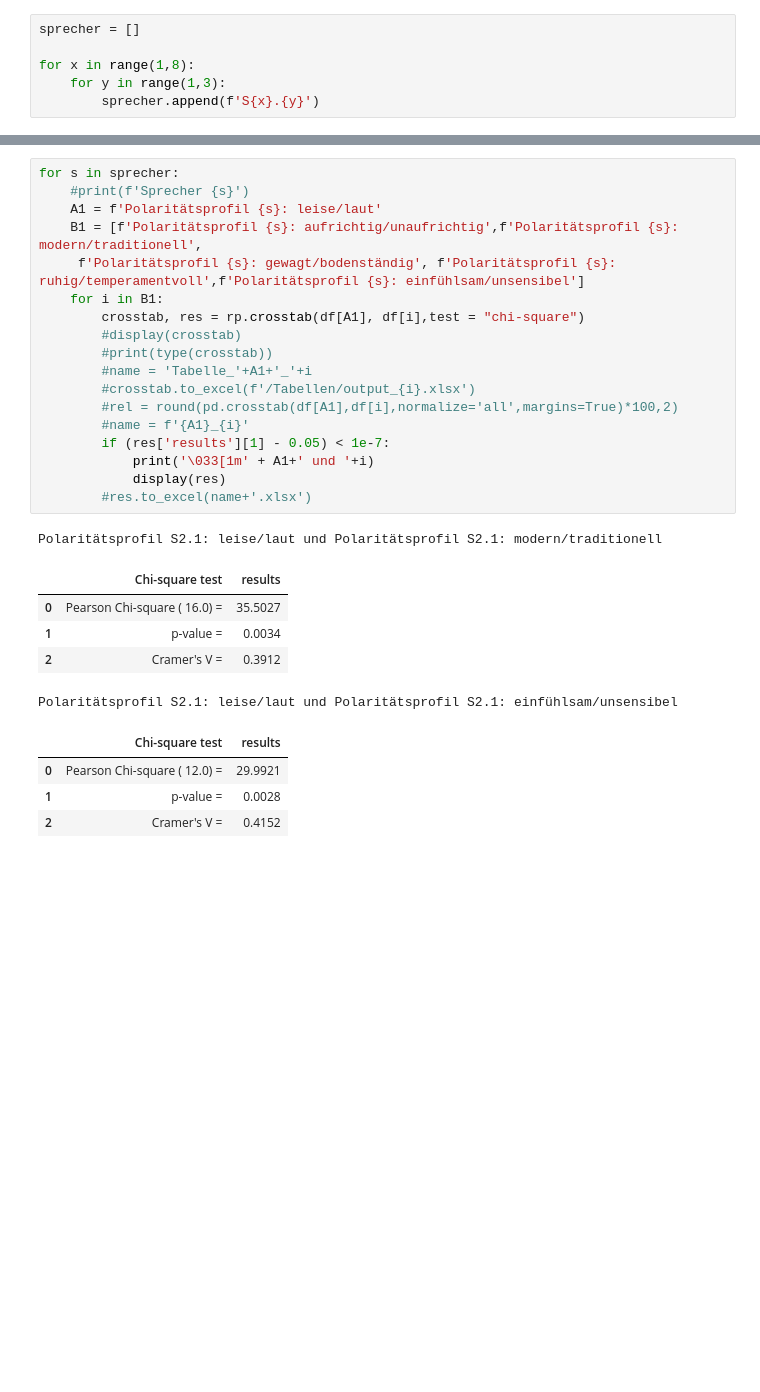
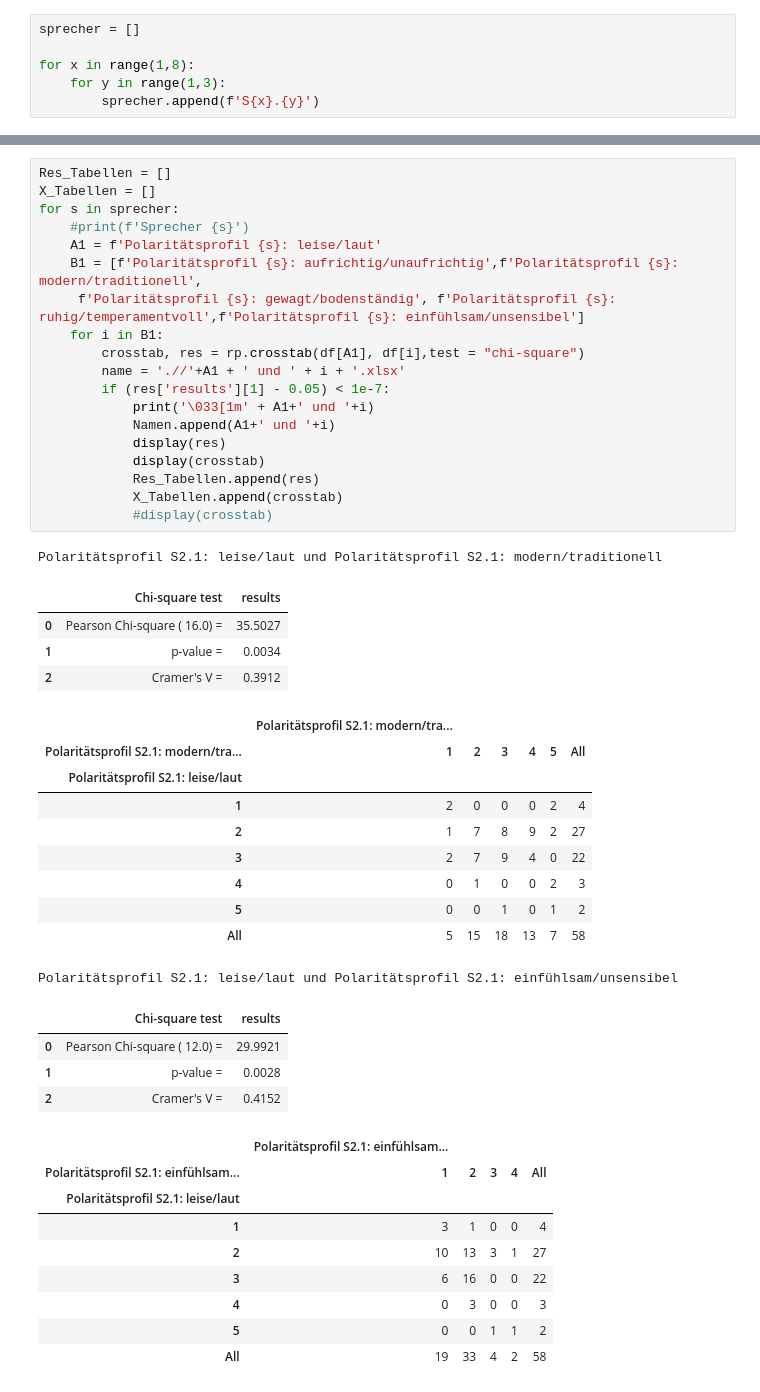
Before and after one commit to lilimatic/constanze, a Jupyter notebook: Tabellen/Freitag.ipynb, the cells around one changed output, grey strips where cells are left out. Saved outputs shown, nothing was run; the diff lists cells and outputs as text; blank space fills up the shorter version.

Commit message:
TABELLEN

```diff
--- a/Tabellen/Freitag.ipynb
+++ b/Tabellen/Freitag.ipynb
@@ -44,30 +48,49 @@ for x in range(1,8):
 # %%
+Res_Tabellen = []
+X_Tabellen = []
 for s in sprecher:
     #print(f'Sprecher {s}')
     A1 = f'Polaritätsprofil {s}: leise/laut'
     B1 = [f'Polaritätsprofil {s}: aufrichtig/unaufrichtig',f'Polaritätsprofil {s}: modern/traditionell',
      f'Polaritätsprofil {s}: gewagt/bodenständig', f'Polaritätsprofil {s}: ruhig/temperamentvoll',f'Polaritätsprofil {s}: einfühlsam/unsensibel']
     for i in B1:
         crosstab, res = rp.crosstab(df[A1], df[i],test = "chi-square")
-        #display(crosstab)
-        #print(type(crosstab))
-        #name = 'Tabelle_'+A1+'_'+i
-        #crosstab.to_excel(f'/Tabellen/output_{i}.xlsx')
-        #rel = round(pd.crosstab(df[A1],df[i],normalize='all',margins=True)*100,2)
-        #name = f'{A1}_{i}'
+        name = './/'+A1 + ' und ' + i + '.xlsx'
         if (res['results'][1] - 0.05) < 1e-7:
             print('\033[1m' + A1+' und '+i)
+            Namen.append(A1+' und '+i)
             display(res)
-        #res.to_excel(name+'.xlsx')
+            display(crosstab)
+            Res_Tabellen.append(res)
+            X_Tabellen.append(crosstab)
+            #display(crosstab)
 # %% [output]
 Polaritätsprofil S2.1: leise/laut und Polaritätsprofil S2.1: modern/traditionell
 |  | Chi-square test | results |
 | 0 | Pearson Chi-square ( 16.0) = | 35.5027 |
 | 1 | p-value = | 0.0034 |
 | 2 | Cramer's V = | 0.3912 |
+|  | Polaritätsprofil S2.1: modern/tra... |  |  |  |  |  |
+| Polaritätsprofil S2.1: modern/tra... | 1 | 2 | 3 | 4 | 5 | All |
+| Polaritätsprofil S2.1: leise/laut |  |  |  |  |  |  |
+| 1 | 2 | 0 | 0 | 0 | 2 | 4 |
+| 2 | 1 | 7 | 8 | 9 | 2 | 27 |
+| 3 | 2 | 7 | 9 | 4 | 0 | 22 |
+| 4 | 0 | 1 | 0 | 0 | 2 | 3 |
+| 5 | 0 | 0 | 1 | 0 | 1 | 2 |
+| All | 5 | 15 | 18 | 13 | 7 | 58 |
 Polaritätsprofil S2.1: leise/laut und Polaritätsprofil S2.1: einfühlsam/unsensibel
-|  | Chi-square test | results |
-| 0 | Pearson Chi-square ( 12.0) = | 29.9921 |
-| 1 | p-value = | 0.0028 |
-| 2 | Cramer's V = | 0.4152 |
+|  | Chi-square test | results |
+| 0 | Pearson Chi-square ( 12.0) = | 29.9921 |
+| 1 | p-value = | 0.0028 |
+| 2 | Cramer's V = | 0.4152 |
+|  | Polaritätsprofil S2.1: einfühlsam... |  |  |  |  |
+| Polaritätsprofil S2.1: einfühlsam... | 1 | 2 | 3 | 4 | All |
+| Polaritätsprofil S2.1: leise/laut |  |  |  |  |  |
+| 1 | 3 | 1 | 0 | 0 | 4 |
+| 2 | 10 | 13 | 3 | 1 | 27 |
+| 3 | 6 | 16 | 0 | 0 | 22 |
+| 4 | 0 | 3 | 0 | 0 | 3 |
+| 5 | 0 | 0 | 1 | 1 | 2 |
+| All | 19 | 33 | 4 | 2 | 58 |
 Polaritätsprofil S2.2: leise/laut und Polaritätsprofil S2.2: aufrichtig/unaufrichtig
```
Also changed, not shown: parts of 4 cells of this notebook, 49 other files.
